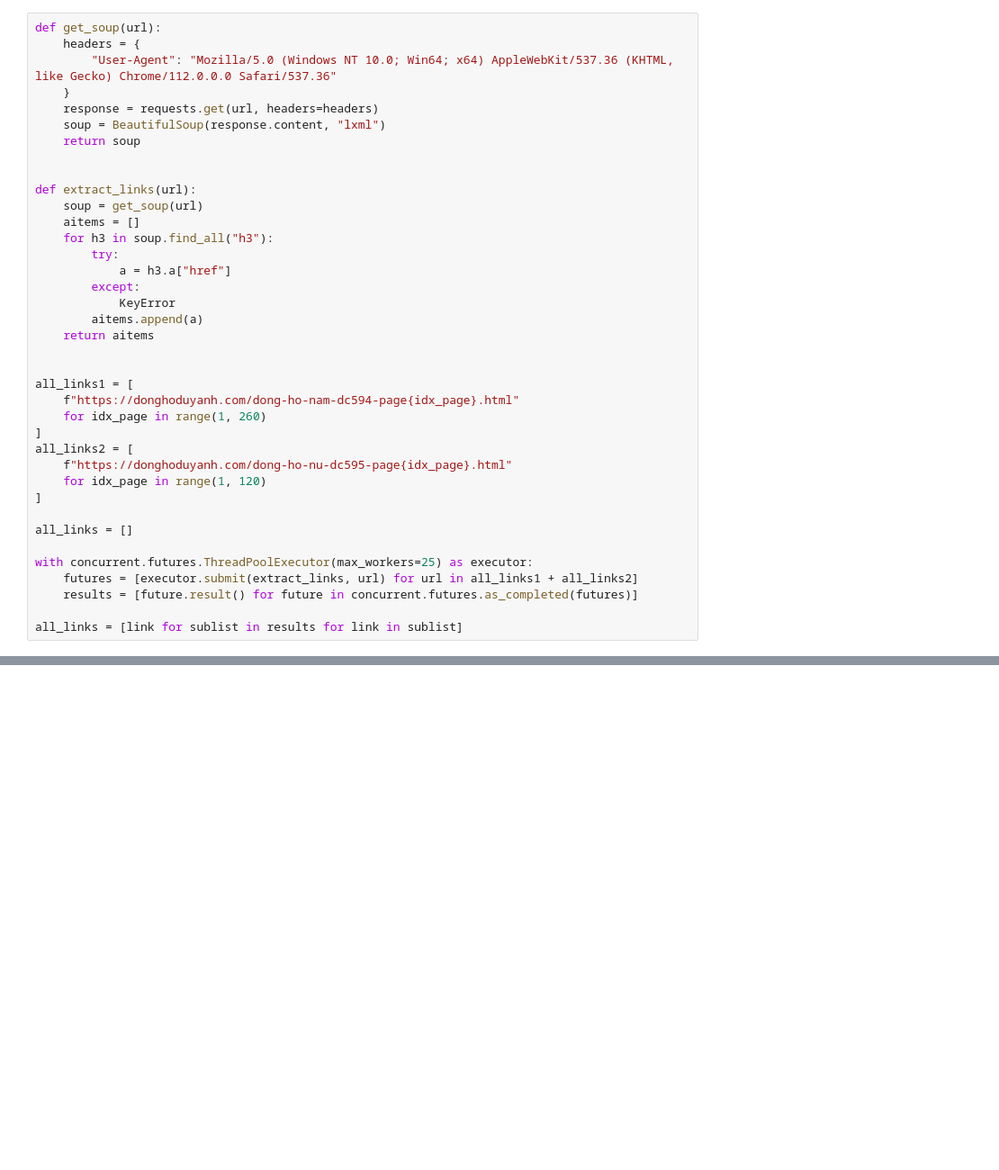
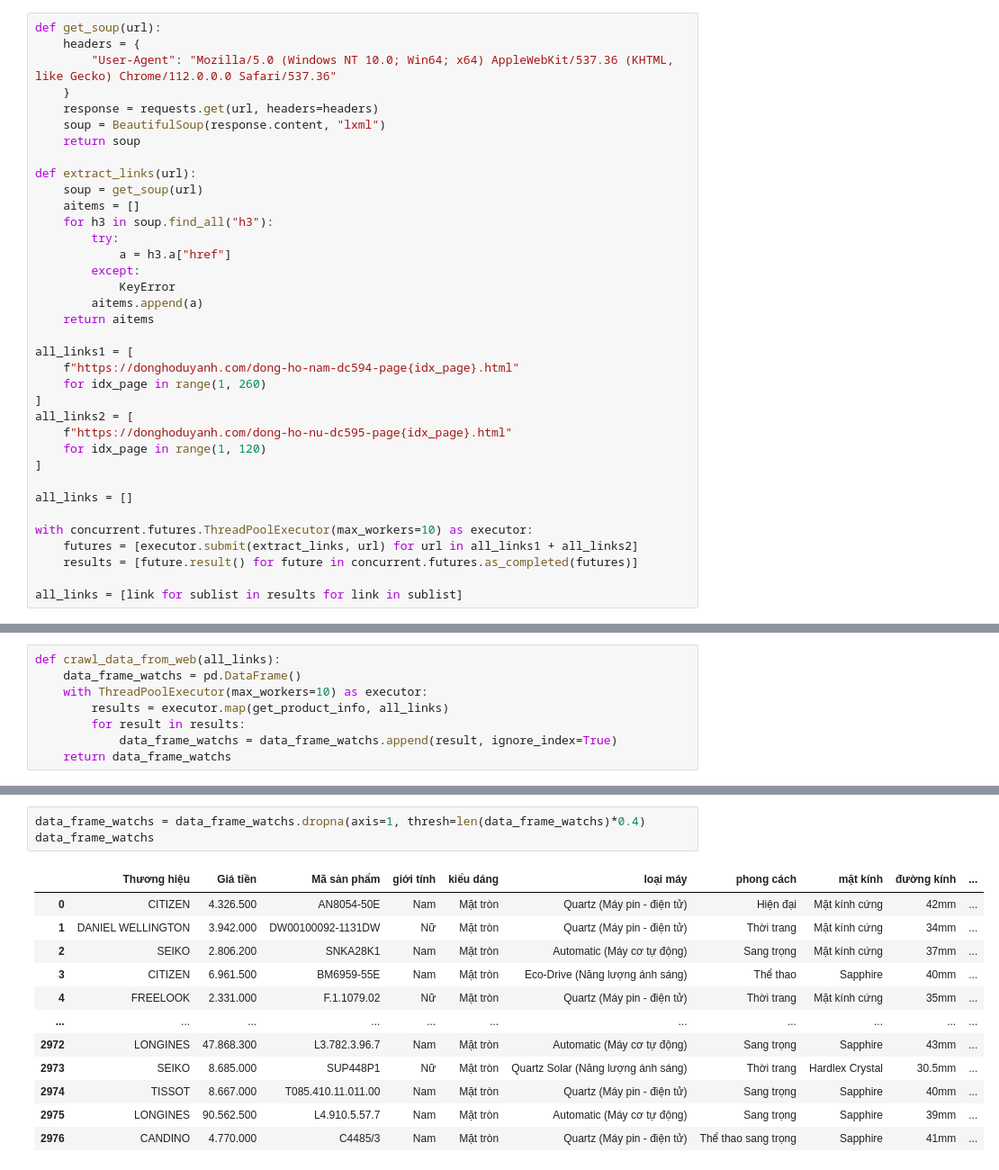
Before and after one commit to ZoanHy/DataScience_End_Semester, a Jupyter notebook: CrawlDuyAnh.ipynb, the cells around one changed output, grey strips where cells are left out. Shown at 90% size. Drawn from its saved outputs; the diff is of its cells as text; blank space fills up the shorter version.

```diff
--- a/CrawlDuyAnh.ipynb
+++ b/CrawlDuyAnh.ipynb
@@ -23,7 +18,6 @@ def get_soup(url):
     response = requests.get(url, headers=headers)
     soup = BeautifulSoup(response.content, "lxml")
     return soup
-
 
 def extract_links(url):
     soup = get_soup(url)
@@ -36,7 +30,6 @@ def extract_links(url):
         aitems.append(a)
     return aitems
 
-
 all_links1 = [
     f"https://donghoduyanh.com/dong-ho-nam-dc594-page{idx_page}.html"
     for idx_page in range(1, 260)
@@ -48,7 +41,7 @@ all_links2 = [
 
 all_links = []
 
-with concurrent.futures.ThreadPoolExecutor(max_workers=25) as executor:
+with concurrent.futures.ThreadPoolExecutor(max_workers=10) as executor:
     futures = [executor.submit(extract_links, url) for url in all_links1 + all_links2]
     results = [future.result() for future in concurrent.futures.as_completed(futures)]
 
@@ -146,0 +184,8 @@ data_frame_watchs.to_csv("../main/raw_data/duy_anh.csv")
+# %%
+def crawl_data_from_web(all_links):
+    data_frame_watchs = pd.DataFrame()
+    with ThreadPoolExecutor(max_workers=10) as executor:
+        results = executor.map(get_product_info, all_links)
+        for result in results:
+            data_frame_watchs = data_frame_watchs.append(result, ignore_index=True)
+    return data_frame_watchs
@@ -146,0 +233,16 @@ data_frame_watchs.to_csv("../main/raw_data/duy_anh.csv")
+# %%
+data_frame_watchs = data_frame_watchs.dropna(axis=1, thresh=len(data_frame_watchs)*0.4)
+data_frame_watchs
+# %% [output]
+|  | Thương hiệu | Giá tiền | Mã sản phẩm | giới tính | kiểu dáng | loại máy | phong cách | mặt kính | đường kính | ... |
+| 0 | CITIZEN | 4.326.500 | AN8054-50E | Nam | Mặt tròn | Quartz (Máy pin - điện tử) | Hiện đại | Mặt kính cứng | 42mm | ... |
+| 1 | DANIEL WELLINGTON | 3.942.000 | DW00100092-1131DW | Nữ | Mặt tròn | Quartz (Máy pin - điện tử) | Thời trang | Mặt kính cứng | 34mm | ... |
+| 2 | SEIKO | 2.806.200 | SNKA28K1 | Nam | Mặt tròn | Automatic (Máy cơ tự động) | Sang trọng | Mặt kính cứng | 37mm | ... |
+| 3 | CITIZEN | 6.961.500 | BM6959-55E | Nam | Mặt tròn | Eco-Drive (Năng lượng ánh sáng) | Thể thao | Sapphire | 40mm | ... |
+| 4 | FREELOOK | 2.331.000 | F.1.1079.02 | Nữ | Mặt tròn | Quartz (Máy pin - điện tử) | Thời trang | Mặt kính cứng | 35mm | ... |
+| ... | ... | ... | ... | ... | ... | ... | ... | ... | ... | ... |
+| 2972 | LONGINES | 47.868.300 | L3.782.3.96.7 | Nam | Mặt tròn | Automatic (Máy cơ tự động) | Sang trọng | Sapphire | 43mm | ... |
+| 2973 | SEIKO | 8.685.000 | SUP448P1 | Nữ | Mặt tròn | Quartz Solar (Năng lượng ánh sáng) | Thời trang | Hardlex Crystal | 30.5mm | ... |
+| 2974 | TISSOT | 8.667.000 | T085.410.11.011.00 | Nam | Mặt tròn | Quartz (Máy pin - điện tử) | Sang trọng | Sapphire | 40mm | ... |
+| 2975 | LONGINES | 90.562.500 | L4.910.5.57.7 | Nam | Mặt tròn | Automatic (Máy cơ tự động) | Sang trọng | Sapphire | 39mm | ... |
+| 2976 | CANDINO | 4.770.000 | C4485/3 | Nam | Mặt tròn | Quartz (Máy pin - điện tử) | Thể thao sang trọng | Sapphire | 41mm | ... |
```
Also changed, not shown: parts of 10 cells of this notebook, 19 other files.
